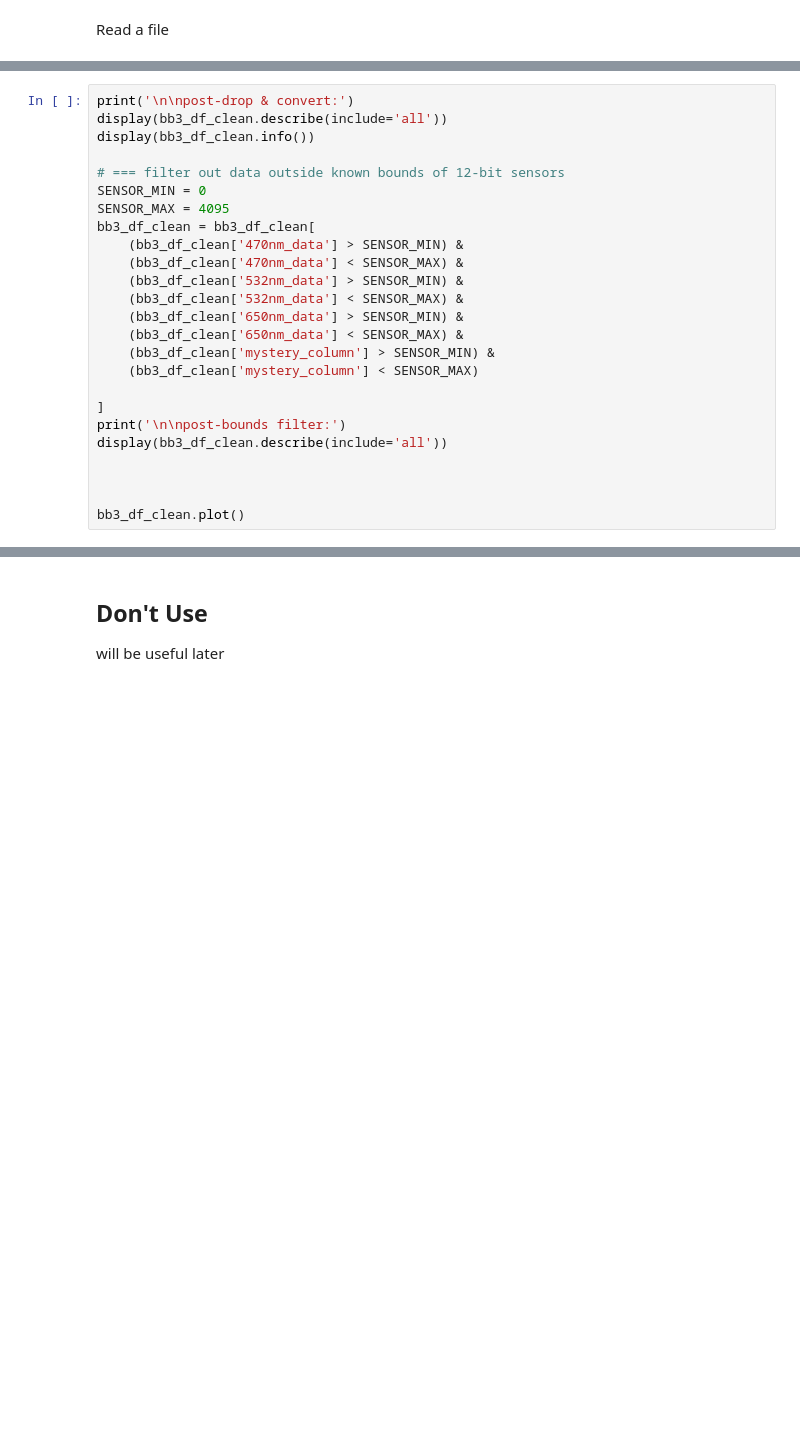
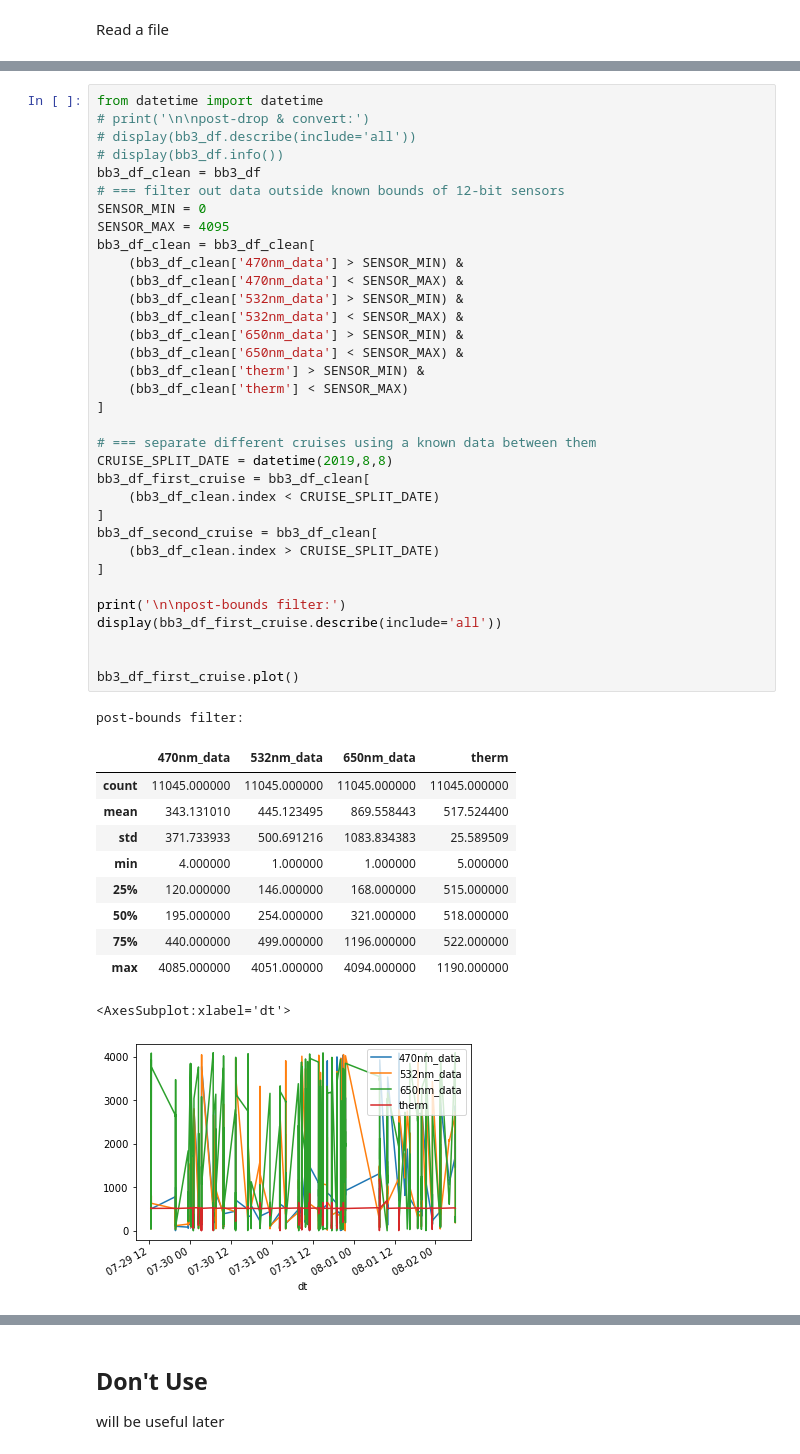
Before and after one commit to USF-IMARS/bb3_matchup, a Jupyter notebook: bb3_cleanup_w_siteID.ipynb, the cells around one changed output, grey strips where cells are left out. Saved outputs shown, nothing was run; the diff lists cells and outputs as text; blank space fills up the shorter version.

Commit message:
+ split cruises & get_nearest_time fn

```diff
--- a/bb3_cleanup_w_siteID.ipynb
+++ b/bb3_cleanup_w_siteID.ipynb
@@ -140,25 +182,47 @@ bb3_df.plot()
 # %%
-print('\n\npost-drop & convert:')
-display(bb3_df_clean.describe(include='all'))
-display(bb3_df_clean.info())
-
+from datetime import datetime
+# print('\n\npost-drop & convert:')
+# display(bb3_df.describe(include='all'))
+# display(bb3_df.info())
+bb3_df_clean = bb3_df
 # === filter out data outside known bounds of 12-bit sensors
 SENSOR_MIN = 0
 SENSOR_MAX = 4095
 bb3_df_clean = bb3_df_clean[
     (bb3_df_clean['470nm_data'] > SENSOR_MIN) &
     (bb3_df_clean['470nm_data'] < SENSOR_MAX) &
     (bb3_df_clean['532nm_data'] > SENSOR_MIN) &
     (bb3_df_clean['532nm_data'] < SENSOR_MAX) &
     (bb3_df_clean['650nm_data'] > SENSOR_MIN) &
     (bb3_df_clean['650nm_data'] < SENSOR_MAX) &
-    (bb3_df_clean['mystery_column'] > SENSOR_MIN) &
-    (bb3_df_clean['mystery_column'] < SENSOR_MAX)
+    (bb3_df_clean['therm'] > SENSOR_MIN) &
+    (bb3_df_clean['therm'] < SENSOR_MAX)
+]
 
+# === separate different cruises using a known data between them
+CRUISE_SPLIT_DATE = datetime(2019,8,8)
+bb3_df_first_cruise = bb3_df_clean[
+    (bb3_df_clean.index < CRUISE_SPLIT_DATE)
 ]
+bb3_df_second_cruise = bb3_df_clean[
+    (bb3_df_clean.index > CRUISE_SPLIT_DATE)
+]
+
 print('\n\npost-bounds filter:')
-display(bb3_df_clean.describe(include='all'))
+display(bb3_df_first_cruise.describe(include='all'))
 
 
-
-bb3_df_clean.plot()
+bb3_df_first_cruise.plot()
+# %% [output]
+post-bounds filter:
+|  | 470nm_data | 532nm_data | 650nm_data | therm |
+| count | 11045.000000 | 11045.000000 | 11045.000000 | 11045.000000 |
+| mean | 343.131010 | 445.123495 | 869.558443 | 517.524400 |
+| std | 371.733933 | 500.691216 | 1083.834383 | 25.589509 |
+| min | 4.000000 | 1.000000 | 1.000000 | 5.000000 |
+| 25% | 120.000000 | 146.000000 | 168.000000 | 515.000000 |
+| 50% | 195.000000 | 254.000000 | 321.000000 | 518.000000 |
+| 75% | 440.000000 | 499.000000 | 1196.000000 | 522.000000 |
+| max | 4085.000000 | 4051.000000 | 4094.000000 | 1190.000000 |
+<AxesSubplot:xlabel='dt'>
+[figure, added]
```
Also changed, not shown: parts of 3 cells of this notebook.
